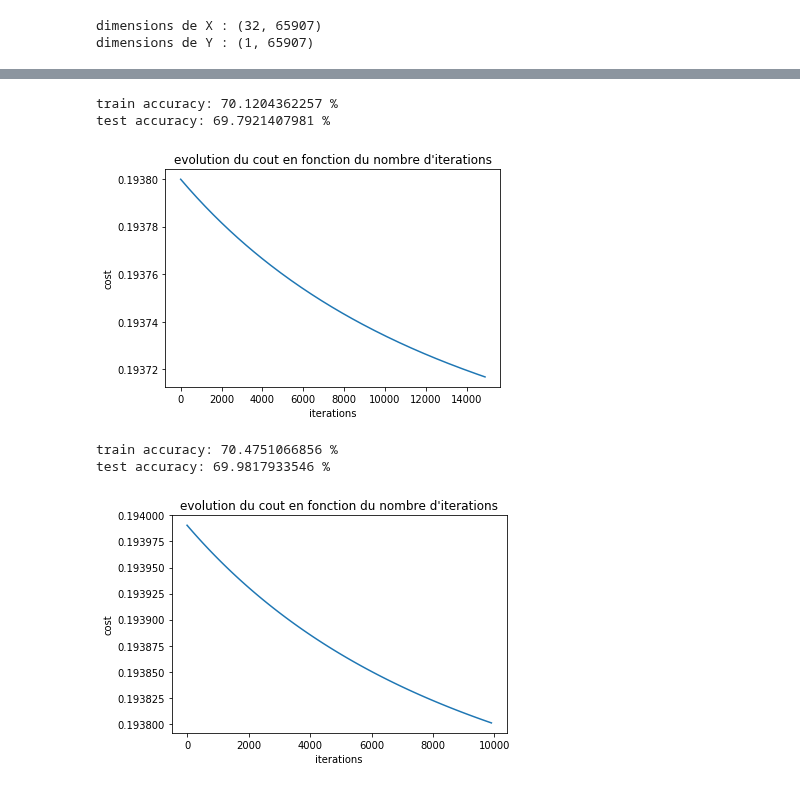
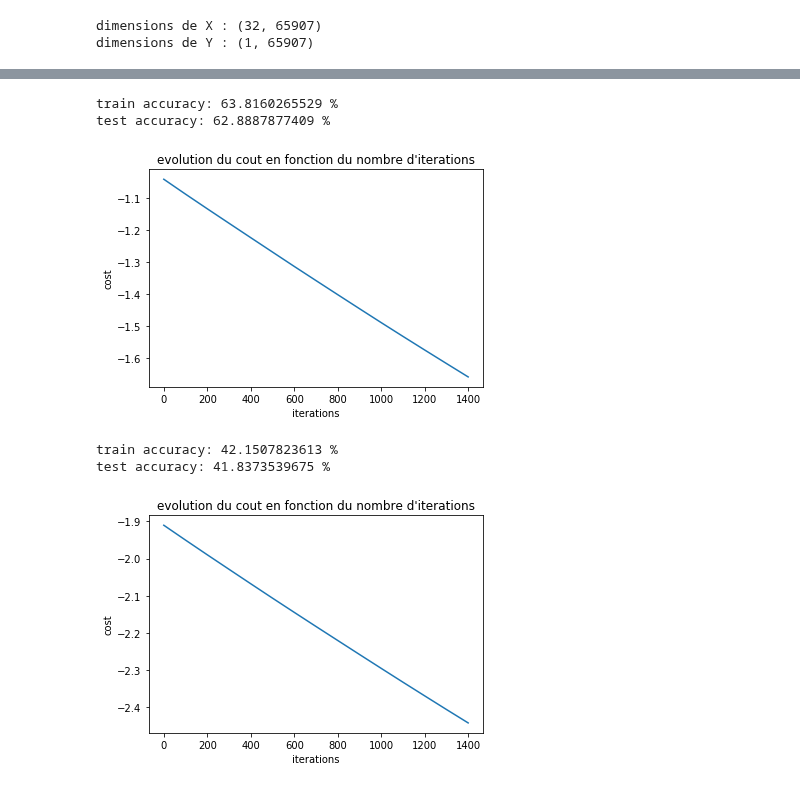
Before and after one commit to chubby47/kaggle_soccer, a Jupyter notebook: problematique_2.ipynb, the cells around one changed output, grey strips where cells are left out. Cells and saved outputs as stored; diff of their text form; code cells hidden in the pictures.

```diff
--- a/problematique_2.ipynb
+++ b/problematique_2.ipynb
@@ -107,7 +124,7 @@ class simplePerceptron:
         #calcul de la prédiction
         A = sigmoid(np.dot(self.w.T, X) + self.b)
         #calcul de l'erreur
-        cost = log_loss(Y, A, normalize=False)
+        cost = (1.0/m)*log_loss(Y, A, normalize=False)
 
         dw = (1.0/m)*np.dot(X, (A - Y).T)
         db = (1.0/m)*np.sum(A - Y)
@@ -154,7 +171,7 @@ class simplePerceptron:
         A = sigmoid(np.dot(w.T, X) + self.b)
 
         for i in range(A.shape[1]):
-            Y_prediction = np.where(A>0.5, 1, 0)
+            Y_prediction = np.where(A>0.5, 1, -1)
 
         return Y_prediction
 
@@ -164,6 +181,7 @@ class simplePerceptron:
         entraine le perceptron sur X_train pendant nbiterations.
         affiche une courbe de l'evolution de la fonction cost au fil du training.
         """
+        m = X_train.shape[1]
 
         costs = self.optimise(X_train, Y_train, nbiterations, learning_rate, verbose=False)
 
@@ -171,8 +189,9 @@ class simplePerceptron:
         Y_prediction_test = self.predict(X_test)
         Y_prediction_train = self.predict(X_train)
 
-        print("train accuracy: {} %".format(100 - np.mean(np.abs(Y_prediction_train - Y_train)) * 100))
-        print("test accuracy: {} %".format(100 - np.mean(np.abs(Y_prediction_test - Y_test)) * 100))
+
+        print("train accuracy: {} %".format(100 - (1.0/m)*100*np.sum(Y_prediction_train != Y_train))
+        print("test accuracy: {} %".format(100 - (1.0/m)*100*np.sum(Y_prediction_test != Y_test))
 
         x = np.arange(len(costs)) * 100
         plt.title("evolution du cout en fonction du nombre d'iterations")
@@ -415,7 +436,7 @@ def get_dataset(df):
         if victoires[i]:
             Y.append(1)
         else:
-            Y.append(0)
+            Y.append(-1)
 
     Y = np.array([Y]) #on contruit un vecteur de taille (1, nbexemples)
     X = matches.as_matrix().T #on construit une matrice de taille (30, nbexemples
@@ -453,4 +474,4 @@ dimensions de X : (32, 65907)
 dimensions de Y : (1, 65907)
 # %%
 perceptron = simplePerceptron(X_train.shape[0])
-costs, _,_ = perceptron.train(X_train, y_train, X_test, y_test, nbiterations=10000, learning_rate=0.01)
+costs, _,_ = perceptron.train(X_train, y_train, X_test, y_test, nbiterations=500, learning_rate=0.01)
@@ -457,14 +482,14 @@ costs, _,_ = perceptron.train(X_train, y_train, X_test, y_test, nbiterations=100
 # %%
-kperceptron = KernelPerceptron(X_train.shape[0], kernel="polynomial", deg=3)
-costs, _,_ = perceptron.train(X_train, y_train, X_test, y_test, nbiterations=15000, learning_rate=0.2)
+kperceptron = KernelPerceptron(X_train.shape[0], kernel="polynomial", deg=2)
+costs, _,_ = perceptron.train(X_train, y_train, X_test, y_test, nbiterations=1500, learning_rate=0.001)
 # %% [output]
-train accuracy: 70.1204362257 %
-test accuracy: 69.7921407981 %
+train accuracy: 63.8160265529 %
+test accuracy: 62.8887877409 %
-[figure, old version]
+[figure, new version]
 # %%
-kperceptron = KernelPerceptron(X_train.shape[0], kernel="gaussian", sigma=2)
-costs, _,_ = perceptron.train(X_train, y_train, X_test, y_test, nbiterations=10000, learning_rate=0.2)
+kperceptron = KernelPerceptron(X_train.shape[0], kernel="gaussian", sigma=0.5)
+costs, _,_ = perceptron.train(X_train, y_train, X_test, y_test, nbiterations=1500, learning_rate=0.001)
 # %% [output]
-train accuracy: 70.4751066856 %
-test accuracy: 69.9817933546 %
+train accuracy: 42.1507823613 %
+test accuracy: 41.8373539675 %
-[figure, old version]
+[figure, new version]
```
Also changed, not shown: parts of 12 cells of this notebook.
